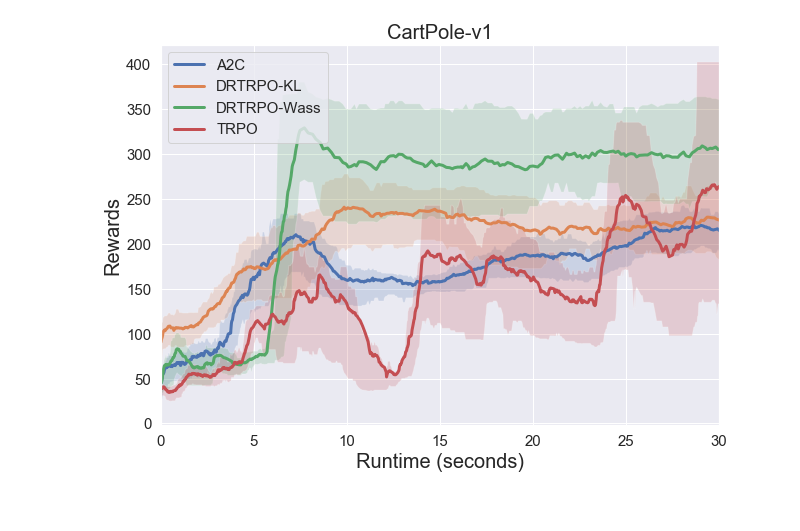
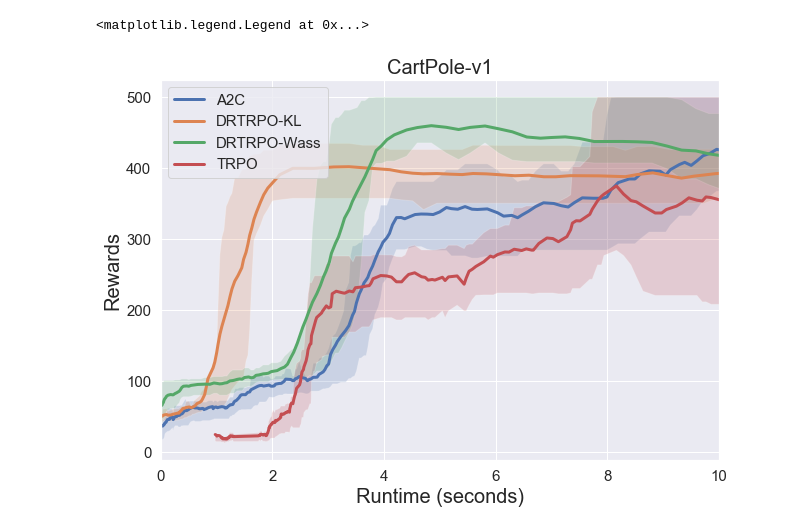
Before and after one commit to kadysongbb/dr-trpo, a Jupyter notebook: classic_control/view_results.ipynb, the cells around one changed output. Cells and saved outputs as stored; diff of their text form; code cells hidden in the pictures.

```diff
--- a/classic_control/view_results.ipynb
+++ b/classic_control/view_results.ipynb
@@ -4,10 +4,9 @@ import pandas as pd
 import matplotlib.pyplot as plt
 import seaborn as sns
 
-
-file_list = ['./log_files/a2c/CartPole-v1-1581454864.9365902.csv', './log_files/dr_trpo_kl/CartPole-v1-1581455060.6930969.csv', './log_files/dr_trpo_wass/CartPole-v1-1581454753.241256.csv', './log_files/trpo_original/CartPole-v1-1581770503.51.csv']
-window_size = 50
 sns.set()
+file_list = ['./log_files/a2c/CartPole-v1-1581924218.222175.csv', './log_files/dr_trpo_kl/CartPole-v1-1581924483.4587069.csv', './log_files/dr_trpo_wass/CartPole-v1-1581924172.541198.csv']
+window_size = 30
 
 def find_moving_avg(data, window_size):
     quantile1 = np.zeros(len(data)-window_size)
@@ -17,33 +16,46 @@ def find_moving_avg(data, window_size):
         avg[i] = np.mean(data[i:i+window_size])
         quantile1[i] = np.quantile(data[i:i+window_size], 0.25)
         quantile2[i] = np.quantile(data[i:i+window_size], 0.75)
     return avg, quantile1, quantile2
 
 
 fig = plt.figure(figsize=(10,7))
 ax = plt.subplot(111)
 plt.ylabel('Rewards', fontsize = 20)
 plt.xlabel('Runtime (seconds)', fontsize = 20)
 ax.tick_params(axis='both', labelsize = 15)
-plt.xlim(0,30)
+plt.xlim(0,10)
 plt.title('CartPole-v1', fontsize = 20)
 
 for name in file_list:
     df=pd.read_csv(name, sep=',',header=None)
     if name.find('a2c') != -1:
         label = 'A2C'
     if name.find('kl') != -1:
         label = 'DRTRPO-KL'
     if name.find('wass') != -1:
         label = 'DRTRPO-Wass'
     if name.find('original') != -1:
         label = 'TRPO'
 
     x_val = df[0]
     y_val = df[1]
     moving_average = find_moving_avg(y_val, window_size)
     ax.plot(x_val[0:len(x_val)-window_size], moving_average[0], label=label, linewidth = 3)
     ax.fill_between(x_val[0:len(x_val)-window_size], moving_average[1], moving_average[2], alpha=0.2)
-    ax.legend(loc='upper left', fontsize = 15)
+
+
+# read TRPO baseline results
+trpo_log_name = './tmp/monitor.csv'
+window_size = 30
+df=pd.read_csv(trpo_log_name, sep=',', skiprows = 0, header= 1)
+x_val = df['t']
+y_val = df['r']
+moving_average = find_moving_avg(y_val, window_size)
+ax.plot(x_val[0:len(x_val)-window_size], moving_average[0], label='TRPO', linewidth = 3)
+ax.fill_between(x_val[0:len(x_val)-window_size], moving_average[1], moving_average[2], alpha=0.2)
+
+ax.legend(loc='upper left', fontsize = 15)
 # %% [output]
+<matplotlib.legend.Legend at 0x...>
-[figure, old version]
+[figure, new version]
```
Also changed, not shown: 2 other files.
